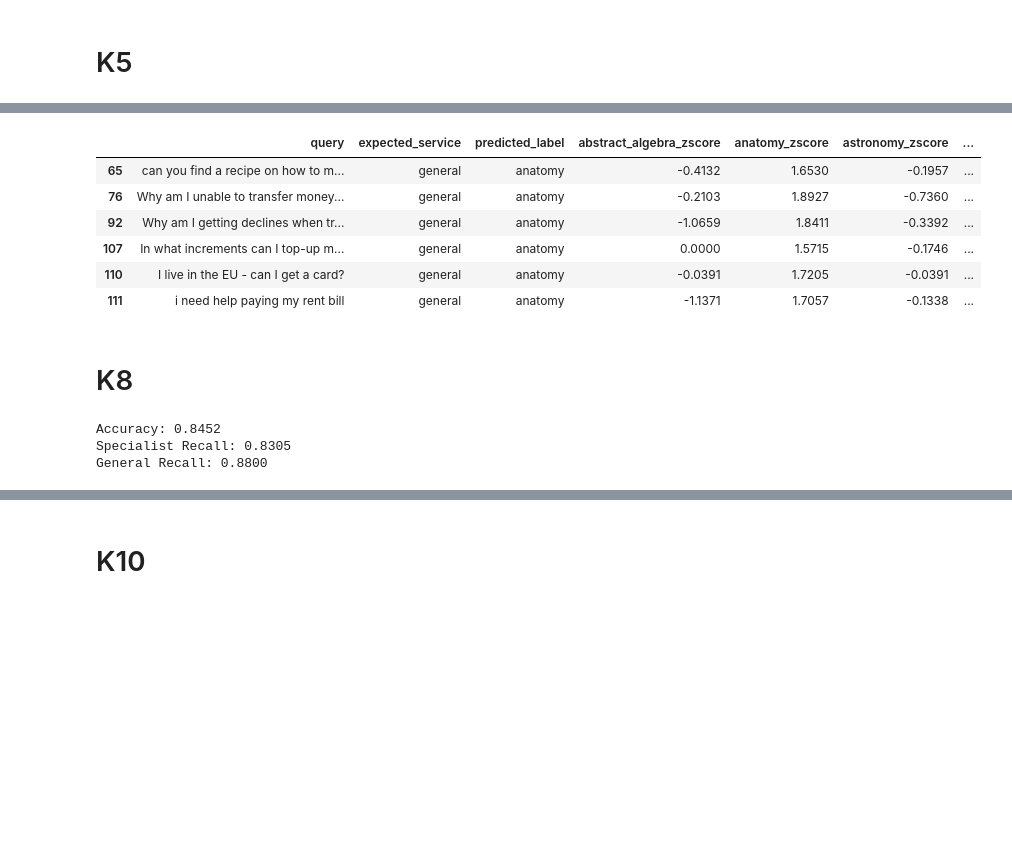
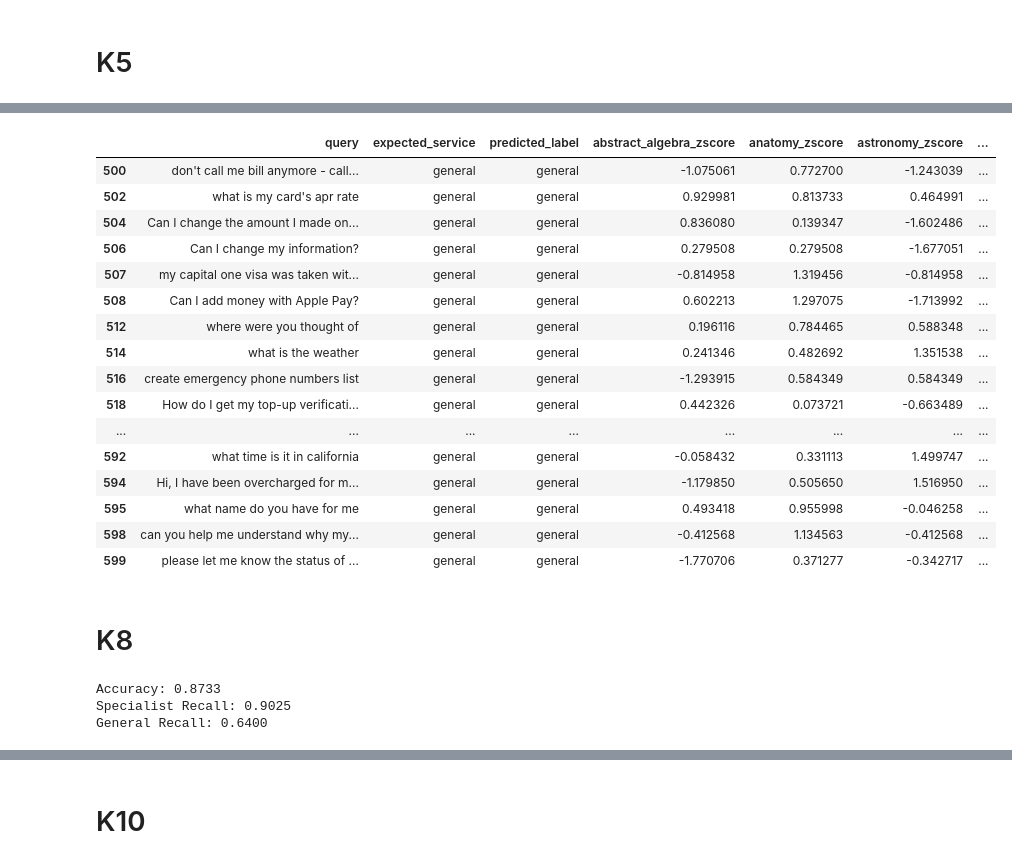
Before and after one commit to TheOpenSI/ADAPT, a Jupyter notebook: results_test/Test Set Analyser.ipynb, the cells around one changed output, grey strips where cells are left out. Saved outputs shown, nothing was run; the diff lists cells and outputs as text; code cells hidden in the pictures; blank space fills up the shorter version.

```diff
--- a/results_test/Test Set Analyser.ipynb
+++ b/results_test/Test Set Analyser.ipynb
@@ -72,0 +97,22 @@ K=10: (1100, 28)
+# %%
+# d3 = df_k3[df_k3["model_name"] == MODEL].copy()
+
+# d5 = df_k5[df_k5["model_name"] == MODEL].copy()
+
+# d8 = df_k8[df_k8["model_name"] == MODEL].copy()
+
+# d10 = df_k10[df_k10["model_name"] == MODEL].copy()
+# d12 = df_k12[df_k12["model_name"] == MODEL].copy()
+# d14 = df_k14[df_k14["model_name"] == MODEL].copy()
+# print("K=3", d3.shape)
+# print("K=5", d5.shape)
+# print("K=8", d8.shape)
+
+
+d3 = df_k3[df_k3["model_name"] == MODEL].copy()
+d5 = df_k5[df_k5["model_name"] == MODEL].copy()
+d7 = df_k7[df_k7["model_name"] == MODEL].copy()
+d9 = df_k9[df_k9["model_name"] == MODEL].copy()
+
+for K, d in [(3, d3), (5, d5), (7, d7), (9, d9)]:
+    print(f"K={K}", d.shape)
@@ -98,10 +149,18 @@ def expand_scores_and_zscores(df):
 
     return df_expanded
 # %%
-df_k3 = expand_scores_and_zscores(df_k3)
-df_k5 = expand_scores_and_zscores(df_k5)
-df_k8 = expand_scores_and_zscores(df_k8)
-df_k10 = expand_scores_and_zscores(df_k10)
+# d3 = expand_scores_and_zscores(d3)
+# d5 = expand_scores_and_zscores(d5)
+# d8 = expand_scores_and_zscores(d8)
+# d10 = expand_scores_and_zscores(d10)
+# d12 = expand_scores_and_zscores(d12)
+# d14 = expand_scores_and_zscores(d14)
+
+
+d3 = expand_scores_and_zscores(d3)
+d5 = expand_scores_and_zscores(d5)
+d7 = expand_scores_and_zscores(d7)
+d9 = expand_scores_and_zscores(d9)
 # %%
 def recall_summary(df):
 
@@ -224,46 +362,60 @@ cm_k5
 # %%
-error_k5 = df_k5[ (df_k5["expected_service"] == "general") & (df_k5["predicted_label"] == "anatomy")]
+error_k5 = d5[ (d5["expected_service"] == "general") & (d5["predicted_label"] == "general")]
 # %%
 error_k5[
     [
         "query",
         "expected_service",
         "predicted_label",
 
         "abstract_algebra_zscore",
         "anatomy_zscore",
         "astronomy_zscore",
         "business_ethics_zscore",
         "college_computer_science_zscore",
 
 #         "top_zscore",
 #         "second_top_zscore",
         "zscore_margin",
 
         "std_score",
 
         "abstract_algebra_score",
         "anatomy_score",
         "astronomy_score",
         "business_ethics_score",
         "college_computer_science_score",
+
+        'required_strength_percentage',
+        'automatic_threshold',
+        'strength_passed',
     ]
 ]
 # %% [output]
 |  | query | expected_service | predicted_label | abstract_algebra_zscore | anatomy_zscore | astronomy_zscore | ... |
-| 65 | can you find a recipe on how to m... | general | anatomy | -0.4132 | 1.6530 | -0.1957 | ... |
-| 76 | Why am I unable to transfer money... | general | anatomy | -0.2103 | 1.8927 | -0.7360 | ... |
-| 92 | Why am I getting declines when tr... | general | anatomy | -1.0659 | 1.8411 | -0.3392 | ... |
-| 107 | In what increments can I top-up m... | general | anatomy | 0.0000 | 1.5715 | -0.1746 | ... |
-| 110 | I live in the EU - can I get a card? | general | anatomy | -0.0391 | 1.7205 | -0.0391 | ... |
-| 111 | i need help paying my rent bill | general | anatomy | -1.1371 | 1.7057 | -0.1338 | ... |
+| 500 | don't call me bill anymore - call... | general | general | -1.075061 | 0.772700 | -1.243039 | ... |
+| 502 | what is my card's apr rate | general | general | 0.929981 | 0.813733 | 0.464991 | ... |
+| 504 | Can I change the amount I made on... | general | general | 0.836080 | 0.139347 | -1.602486 | ... |
+| 506 | Can I change my information? | general | general | 0.279508 | 0.279508 | -1.677051 | ... |
+| 507 | my capital one visa was taken wit... | general | general | -0.814958 | 1.319456 | -0.814958 | ... |
+| 508 | Can I add money with Apple Pay? | general | general | 0.602213 | 1.297075 | -1.713992 | ... |
+| 512 | where were you thought of | general | general | 0.196116 | 0.784465 | 0.588348 | ... |
+| 514 | what is the weather | general | general | 0.241346 | 0.482692 | 1.351538 | ... |
+| 516 | create emergency phone numbers list | general | general | -1.293915 | 0.584349 | 0.584349 | ... |
+| 518 | How do I get my top-up verificati... | general | general | 0.442326 | 0.073721 | -0.663489 | ... |
+| ... | ... | ... | ... | ... | ... | ... | ... |
+| 592 | what time is it in california | general | general | -0.058432 | 0.331113 | 1.499747 | ... |
+| 594 | Hi, I have been overcharged for m... | general | general | -1.179850 | 0.505650 | 1.516950 | ... |
+| 595 | what name do you have for me | general | general | 0.493418 | 0.955998 | -0.046258 | ... |
+| 598 | can you help me understand why my... | general | general | -0.412568 | 1.134563 | -0.412568 | ... |
+| 599 | please let me know the status of ... | general | general | -1.770706 | 0.371277 | -0.342717 | ... |
 # %% [markdown]
 # K8
 # %%
-recall_summary(df_k8)
+recall_summary(d8)
 # %% [output]
-Accuracy: 0.8452
-Specialist Recall: 0.8305
-General Recall: 0.8800
+Accuracy: 0.8733
+Specialist Recall: 0.9025
+General Recall: 0.6400
 # %%
 cm_k8 = pd.crosstab(
```
Also changed, not shown: parts of 33 cells of this notebook, 5 other files.
